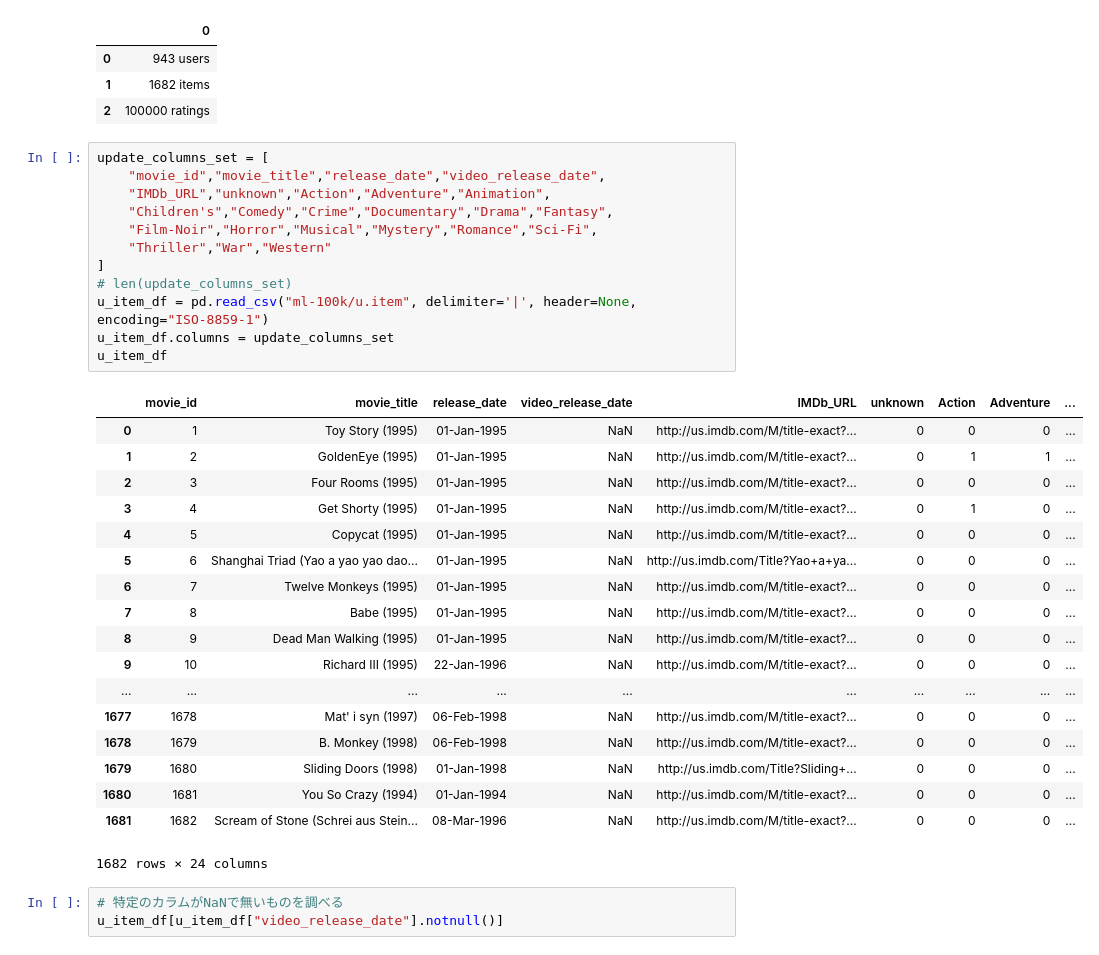
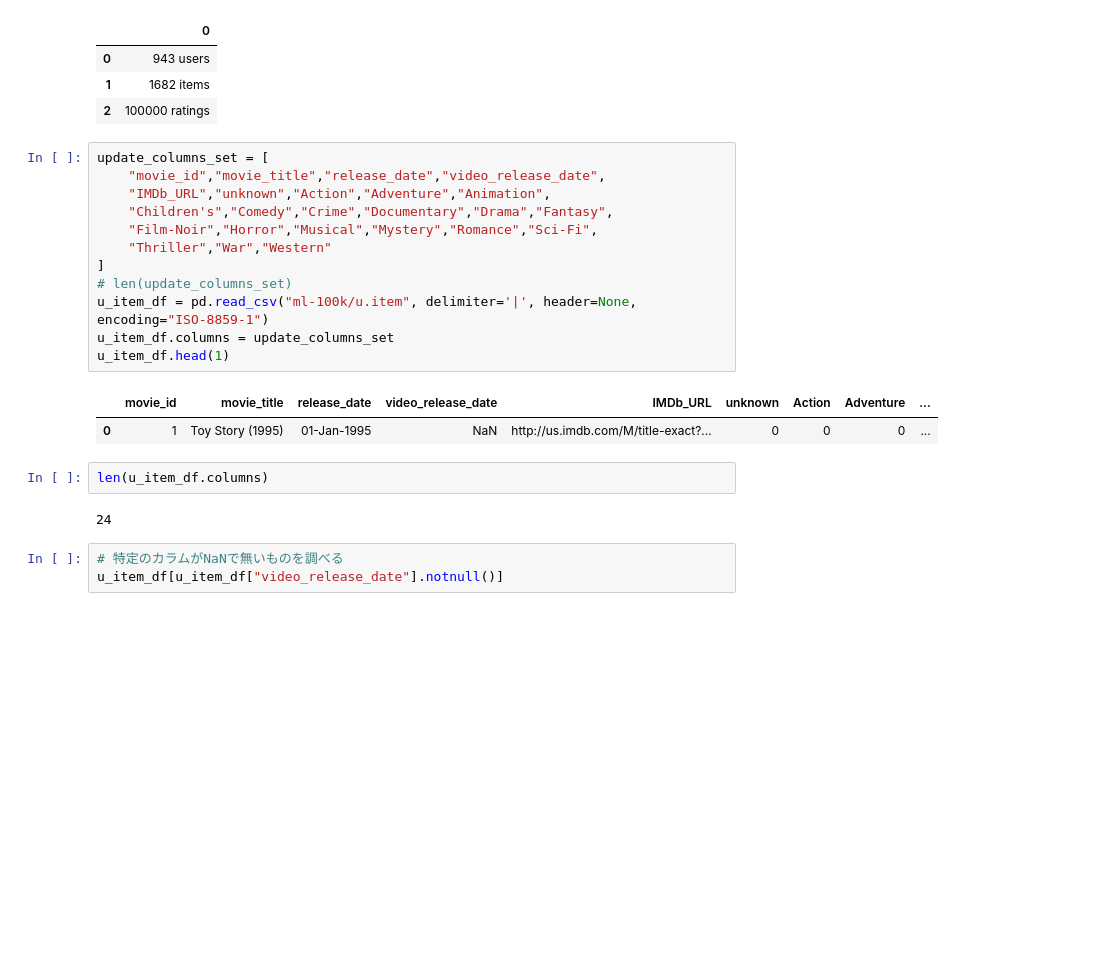
Before and after one commit to ohmuraken/vasily_intern_challenge, a Jupyter notebook: vasily_intern_challenge.ipynb, the cells around one changed output. Cells and saved outputs as stored; diff of their text form; blank space fills up the shorter version.

```diff
--- a/vasily_intern_challenge.ipynb
+++ b/vasily_intern_challenge.ipynb
@@ -47,34 +53,22 @@ u_info_df
 # %%
 update_columns_set = [
     "movie_id","movie_title","release_date","video_release_date",
     "IMDb_URL","unknown","Action","Adventure","Animation",
     "Children's","Comedy","Crime","Documentary","Drama","Fantasy",
     "Film-Noir","Horror","Musical","Mystery","Romance","Sci-Fi",
     "Thriller","War","Western"
 ]
 # len(update_columns_set)
 u_item_df = pd.read_csv("ml-100k/u.item", delimiter='|', header=None, encoding="ISO-8859-1")
 u_item_df.columns = update_columns_set
-u_item_df
+u_item_df.head(1)
 # %% [output]
 |  | movie_id | movie_title | release_date | video_release_date | IMDb_URL | unknown | Action | Adventure | ... |
 | 0 | 1 | Toy Story (1995) | 01-Jan-1995 | NaN | http://us.imdb.com/M/title-exact?... | 0 | 0 | 0 | ... |
-| 1 | 2 | GoldenEye (1995) | 01-Jan-1995 | NaN | http://us.imdb.com/M/title-exact?... | 0 | 1 | 1 | ... |
-| 2 | 3 | Four Rooms (1995) | 01-Jan-1995 | NaN | http://us.imdb.com/M/title-exact?... | 0 | 0 | 0 | ... |
-| 3 | 4 | Get Shorty (1995) | 01-Jan-1995 | NaN | http://us.imdb.com/M/title-exact?... | 0 | 1 | 0 | ... |
-| 4 | 5 | Copycat (1995) | 01-Jan-1995 | NaN | http://us.imdb.com/M/title-exact?... | 0 | 0 | 0 | ... |
-| 5 | 6 | Shanghai Triad (Yao a yao yao dao... | 01-Jan-1995 | NaN | http://us.imdb.com/Title?Yao+a+ya... | 0 | 0 | 0 | ... |
-| 6 | 7 | Twelve Monkeys (1995) | 01-Jan-1995 | NaN | http://us.imdb.com/M/title-exact?... | 0 | 0 | 0 | ... |
-| 7 | 8 | Babe (1995) | 01-Jan-1995 | NaN | http://us.imdb.com/M/title-exact?... | 0 | 0 | 0 | ... |
-| 8 | 9 | Dead Man Walking (1995) | 01-Jan-1995 | NaN | http://us.imdb.com/M/title-exact?... | 0 | 0 | 0 | ... |
-| 9 | 10 | Richard III (1995) | 22-Jan-1996 | NaN | http://us.imdb.com/M/title-exact?... | 0 | 0 | 0 | ... |
-| ... | ... | ... | ... | ... | ... | ... | ... | ... | ... |
-| 1677 | 1678 | Mat' i syn (1997) | 06-Feb-1998 | NaN | http://us.imdb.com/M/title-exact?... | 0 | 0 | 0 | ... |
-| 1678 | 1679 | B. Monkey (1998) | 06-Feb-1998 | NaN | http://us.imdb.com/M/title-exact?... | 0 | 0 | 0 | ... |
-| 1679 | 1680 | Sliding Doors (1998) | 01-Jan-1998 | NaN | http://us.imdb.com/Title?Sliding+... | 0 | 0 | 0 | ... |
-| 1680 | 1681 | You So Crazy (1994) | 01-Jan-1994 | NaN | http://us.imdb.com/M/title-exact?... | 0 | 0 | 0 | ... |
-| 1681 | 1682 | Scream of Stone (Schrei aus Stein... | 08-Mar-1996 | NaN | http://us.imdb.com/M/title-exact?... | 0 | 0 | 0 | ... |
-1682 rows × 24 columns
+# %%
+len(u_item_df.columns)
+# %% [output]
+24
 # %%
 # 特定のカラムがNaNで無いものを調べる
 u_item_df[u_item_df["video_release_date"].notnull()]
```
Also changed, not shown: parts of 9 cells of this notebook.
